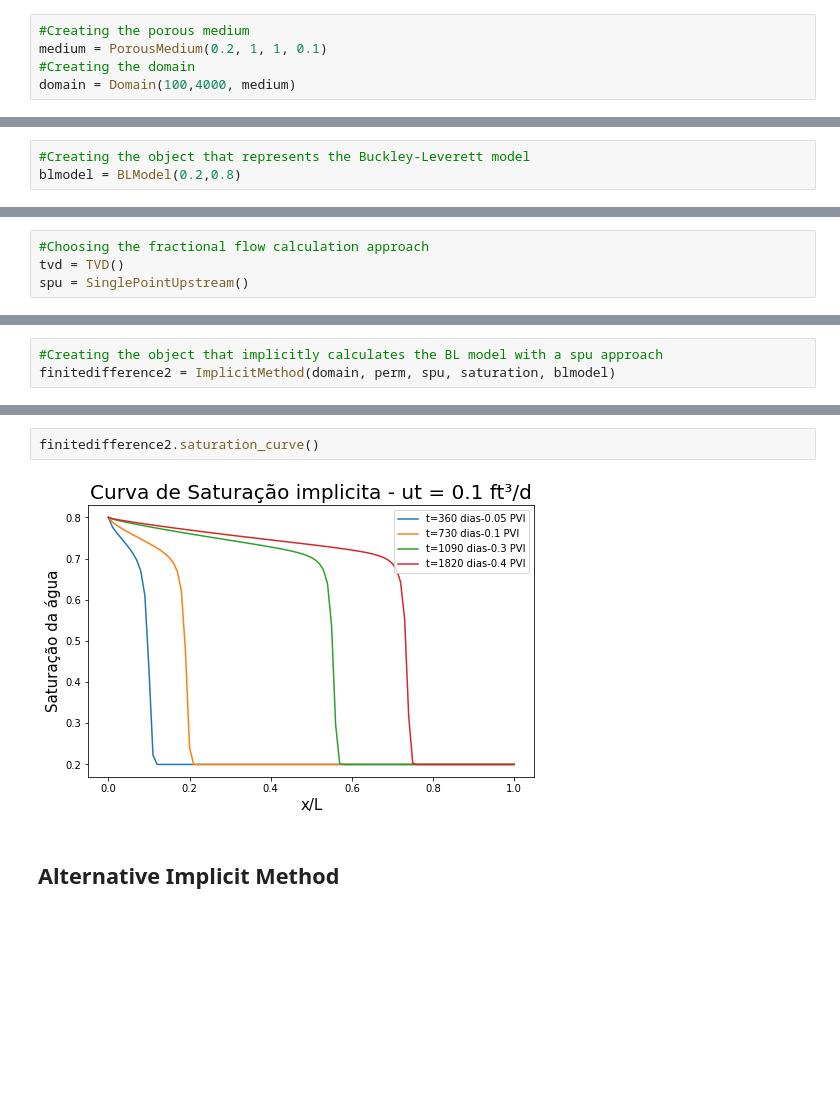
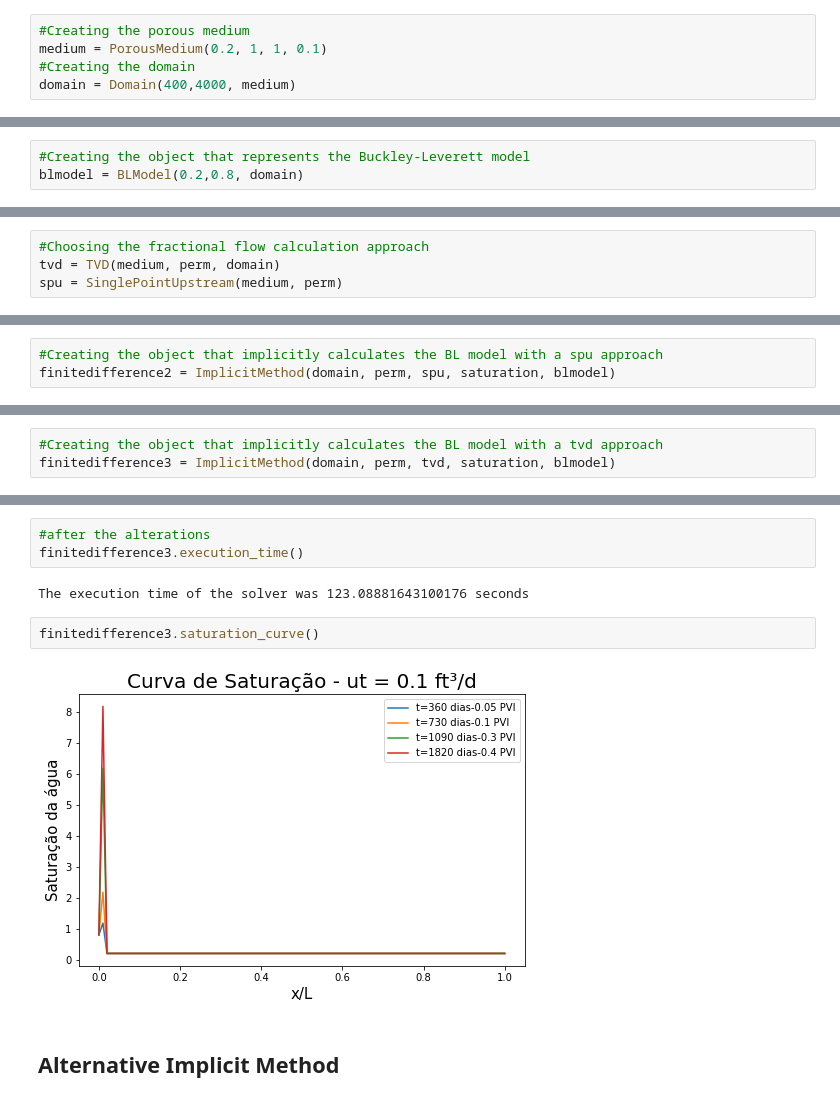
Before and after one commit to igcampos/Mestrado, a Jupyter notebook: saturacao_implicit.ipynb, the cells around one changed output, grey strips where cells are left out. Drawn from its saved outputs; the diff is of its cells as text; blank space fills up the shorter version.

Commit message:
second version

```diff
--- a/saturacao_implicit.ipynb
+++ b/saturacao_implicit.ipynb
@@ -936,7 +1178,7 @@ LinAlgError: ignored
 #Creating the porous medium
 medium = PorousMedium(0.2, 1, 1, 0.1)
 #Creating the domain
-domain = Domain(100,4000, medium)
+domain = Domain(400,4000, medium)
 # %%
 #vector domain
 domain.vector_domain()
@@ -953,7 +1195,7 @@ Cu = domain.courant()
 perm = CoreyModel(0.2, 0.2, 2, 2, 0.3, 0.85)
 # %%
 #Creating the object that represents the Buckley-Leverett model
-blmodel = BLModel(0.2,0.8)
+blmodel = BLModel(0.2,0.8, domain)
 # %%
 #Creating transition time matrix
 blmodel.transition_time_matrix()
@@ -984,6 +1226,6 @@ saturation.shape
 # %%
 #Choosing the fractional flow calculation approach
-tvd = TVD()
-spu = SinglePointUpstream()
+tvd = TVD(medium, perm, domain)
+spu = SinglePointUpstream(medium, perm)
 # %%
 #Creating the object that represents the chosen approach - SPU
@@ -1041,0 +1280,3 @@ The execution time of the solver was 10.33839934900061 seconds
+# %%
+#Creating the object that implicitly calculates the BL model with a tvd approach
+finitedifference3 = ImplicitMethod(domain, perm, tvd, saturation, blmodel)
@@ -1042,7 +1294,12 @@ The execution time of the solver was 10.33839934900061 seconds
+# %%
+#after the alterations
+finitedifference3.execution_time()
+# %% [output]
+The execution time of the solver was 123.08881643100176 seconds
 # %%
-finitedifference2.saturation_curve()
+finitedifference3.saturation_curve()
 # %% [output]
-[figure, old version]
+[figure, new version]
 # %% [markdown]
 ## Alternative Implicit Method
 # %%
```
Also changed, not shown: parts of 121 cells of this notebook.
